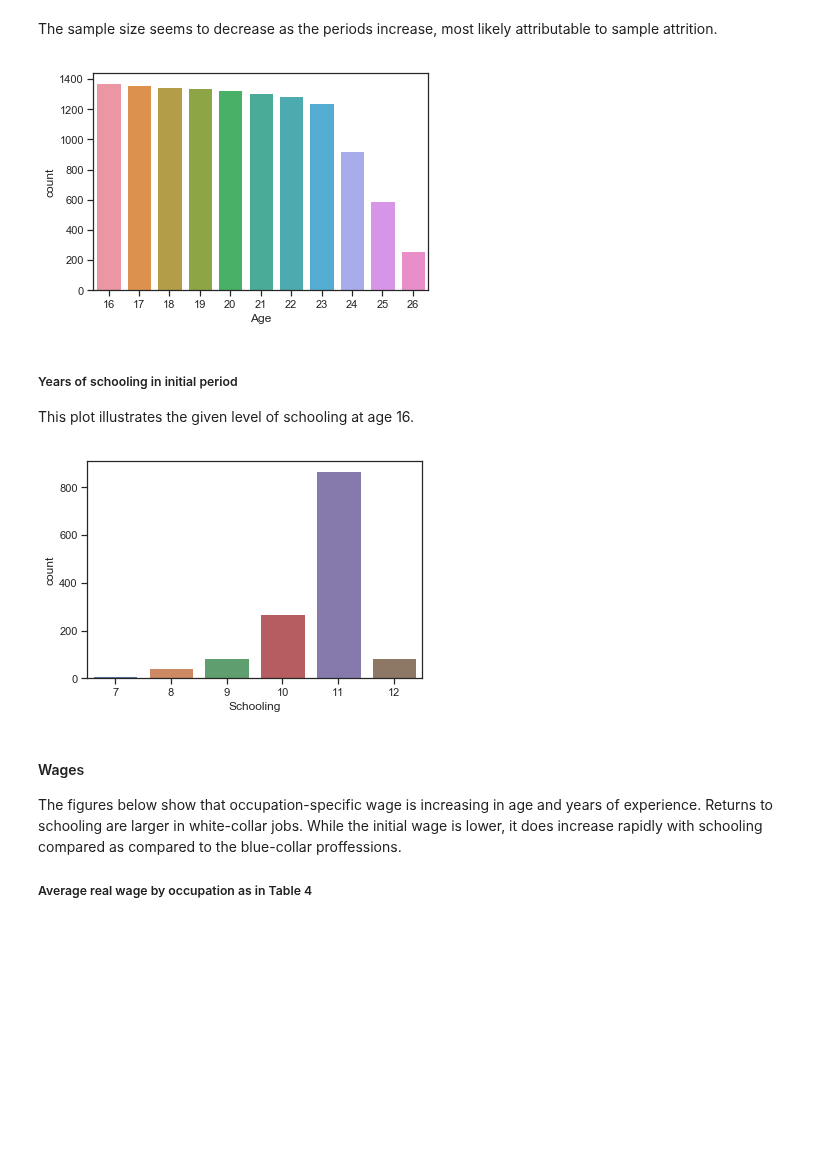
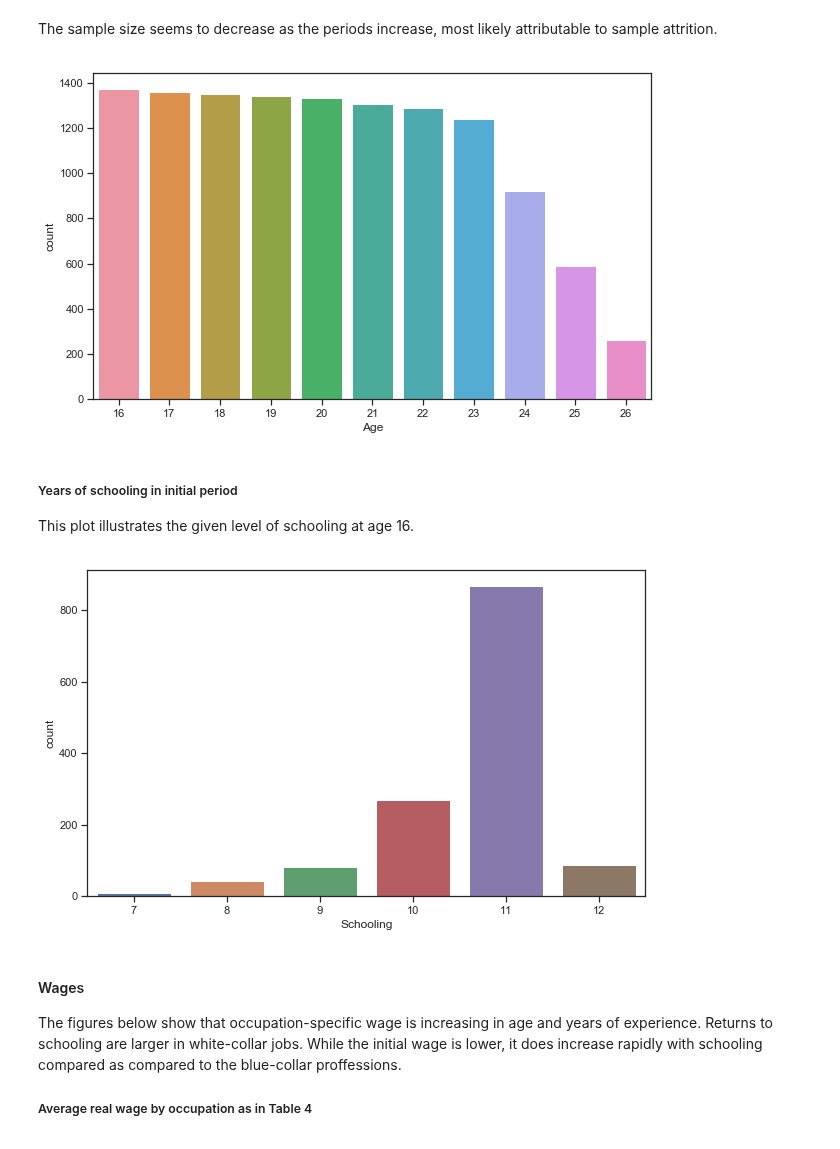
Before and after one commit to Yuleii/student-project-lindamaok899, a Jupyter notebook: student_project.ipynb, the cells around one changed output. Saved outputs shown, nothing was run; the diff lists cells and outputs as text; code cells hidden in the pictures; blank space fills up the shorter version.

```diff
--- a/student_project.ipynb
+++ b/student_project.ipynb
@@ -118,19 +111,21 @@ df_unindexed.head(20)
 # %% [markdown]
 The sample size seems to decrease as the periods increase, most likely attributable to sample attrition.
 # %%
+fig, ax = plt.subplots(figsize=(10, 6))
 sns.countplot(df['Age'])
 plt.show()
 # %% [output]
-[figure, old version]
+[figure, new version]
 # %% [markdown]
 ##### Years of schooling in initial period
 This plot illustrates the given level of schooling at age 16.
 # %%
+fig, ax = plt.subplots(figsize=(10, 6))
 initial_period = df_unindexed[(df_unindexed['Period'].isin(['1']))]
 sns.countplot(initial_period['Schooling'])
 plt.show()
 # %% [output]
-[figure, old version]
+[figure, new version]
 # %% [markdown]
 #### Wages
 
```
Also changed, not shown: parts of 19 cells of this notebook, 2 other files.
